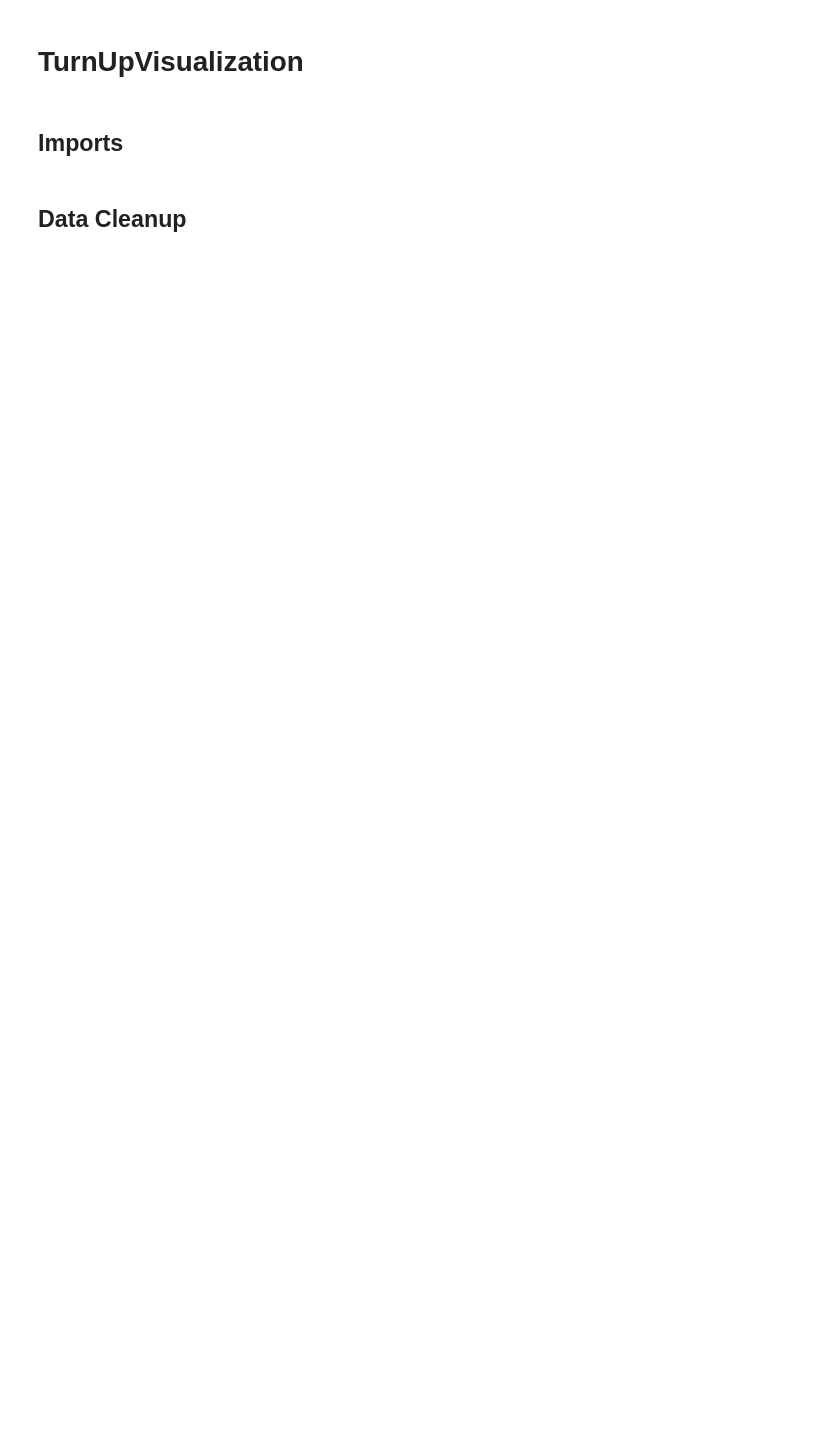
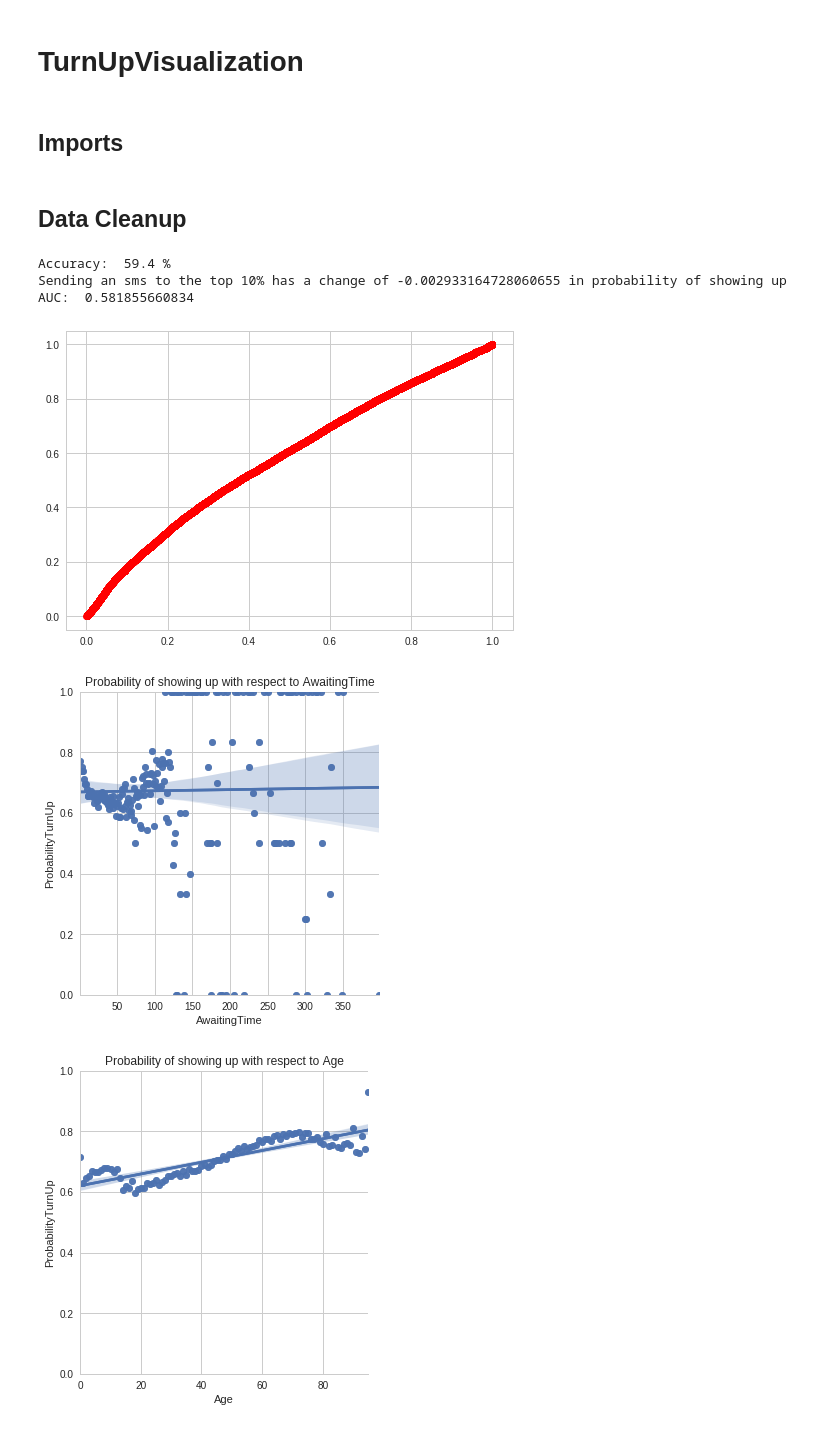
Before and after one commit to ichealthhack/TurnUp, a Jupyter notebook: TurnUpVisualization.ipynb, the cells around one changed output. Drawn from its saved outputs; the diff is of its cells as text; code cells hidden in the pictures; blank space fills up the shorter version.

Commit message:
Add analysis of top 10% - too slow for reasons mentioned inside, huge improvements can be done

```diff
--- a/TurnUpVisualization.ipynb
+++ b/TurnUpVisualization.ipynb
@@ -94,30 +94,70 @@ train = int(0.8 * total)
 # Training Data (select first 80% of rows)
 features_train = data[feature_list].iloc[:train]
 # Testing Data (select last 20% of rows)
 features_test = data[feature_list].iloc[train:]
 
 # Results (outputs) for testing set
 testing_output_list = data.Status[train:]
 # Results (outputs) for training set
 training_output_list = data.Status[:train]
 
 # Multinomial naive bayes classification
 clf =  MultinomialNB().fit(features_train, training_output_list)
 print('Accuracy: ', round(accuracy_score(testing_output_list, clf.predict(features_test)), 3) * 100, '%')
 
 # Compute and display AUC
 results = clf.predict_proba(features_test)
+
+# Can be improved - too slow probably should make 1 predict_proba query with all the entries - too late time is running out we need a demo
+def analyse_sms_impact(data, results):
+    # Analyse top 10%
+    n = int(0.1 * len(results))
+    n = 500
+    not_attend = [(results[i][0], i) for i in range(n)]
+    # find indices of 10 least probable
+    indices = [i for (v, i) in sorted(not_attend)]
+    tot_change = 0
+    num_tries = 0
+    # find correspoinding entries in data
+    for i in indices:
+        entry = data[feature_list].iloc[i:i + 1]
+
+        # for each if sms_remainder is 0
+        if entry['Sms_Reminder'].tolist()[0] == 1:
+            continue
+
+        # set to one retry, record probability change
+        before = clf.predict_proba(entry)
+        entry.loc[entry['Sms_Reminder'] != 1, 'Sms_Reminder'] = 1
+        after = clf.predict_proba(entry)
+        tot_change += (after[0][1] - before[0][1])
+        num_tries += 1
+    # find average change
+    avg = tot_change / num_tries
+    # print average change
+    print('Sending an sms to the top 10% has a change of {} in probability of showing up'.format(avg))
+
+
+analyse_sms_impact(data, results)
+# Calculate AUC
 fpr = dict()
 tpr = dict()
 roc_auc = dict()
 fpr, tpr, _ = roc_curve(testing_output_list, [i[1] for i in results])
 roc_auc = auc(fpr, tpr)
 print('AUC: ', roc_auc)
 plt.plot(fpr, tpr, 'ro')
 
 # Plot how each variable independently affects the probability of showing up
 for variable in feature_list:
     plot_wrt_variable(data, variable)
 
 sns.plt.show()
 plt.show()
+# %% [output]
+Accuracy:  59.4 %
+Sending an sms to the top 10% has a change of -0.002933164728060655 in probability of showing up
+AUC:  0.581855660834
+[figure, added]
+[figure, added]
+[figure, added]
```
Also changed, not shown: parts of 1 cell of this notebook.
